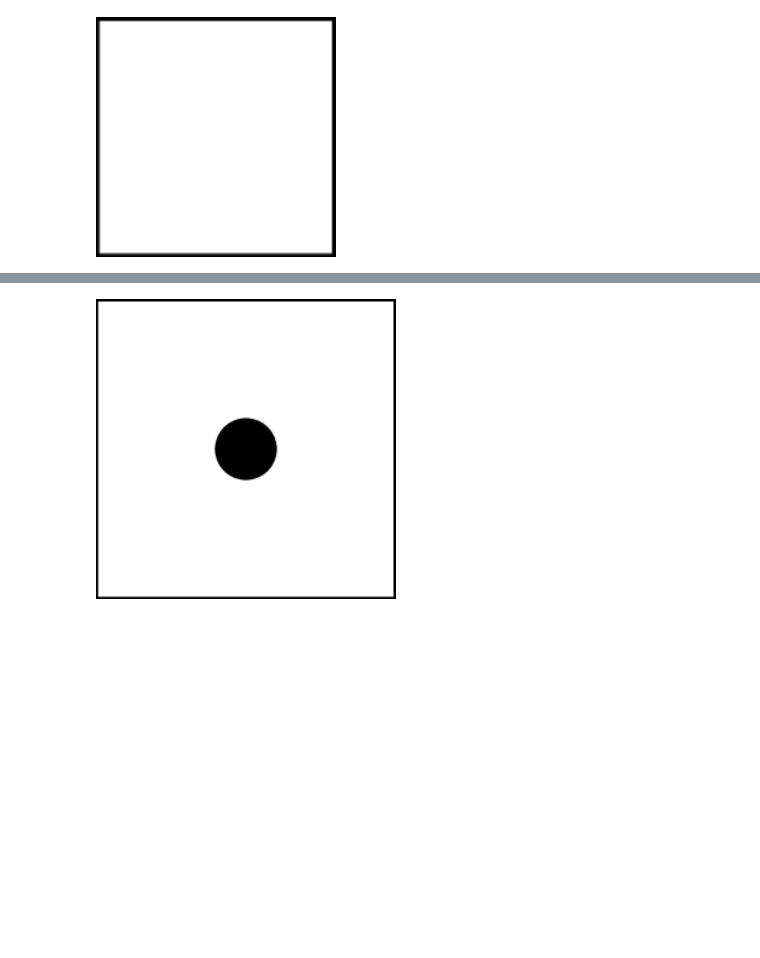
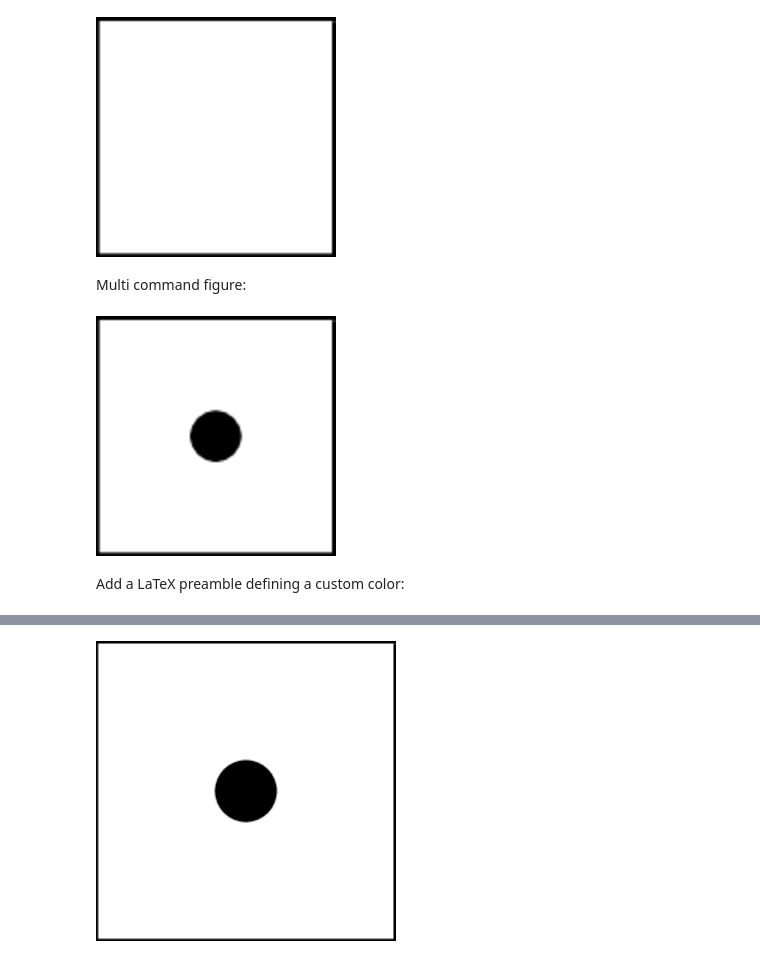
Before and after one commit to mkrphys/ipython-tikzmagic, a Jupyter notebook: tikzmagic_test.ipynb, the cells around one changed output, grey strips where cells are left out. Cells and saved outputs as stored; diff of their text form; code cells hidden in the pictures; blank space fills up the shorter version.

Commit message:
Add example for preamble and comments to test notebook.

```diff
--- a/tikzmagic_test.ipynb
+++ b/tikzmagic_test.ipynb
@@ -4,3 +8,13 @@
 %tikz \draw (0,0) rectangle (1,1);
 # %% [output]
 [figure]
+# %% [markdown]
+Multi command figure:
+# %%
+%%tikz
+\draw (0,0) rectangle (1,1);
+\filldraw (0.5,0.5) circle (.1);
+# %% [output]
+[figure, added]
+# %% [markdown]
+Add a LaTeX preamble defining a custom color:
```
Also changed, not shown: parts of 11 cells of this notebook.
